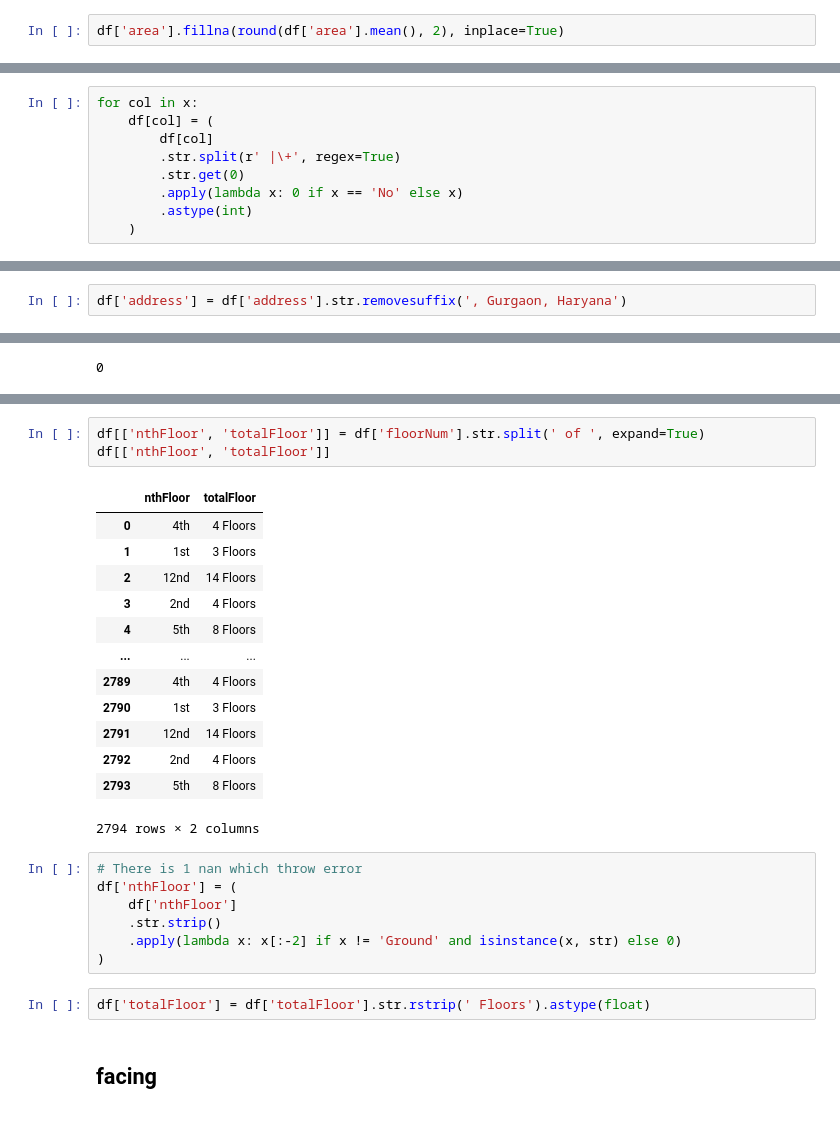
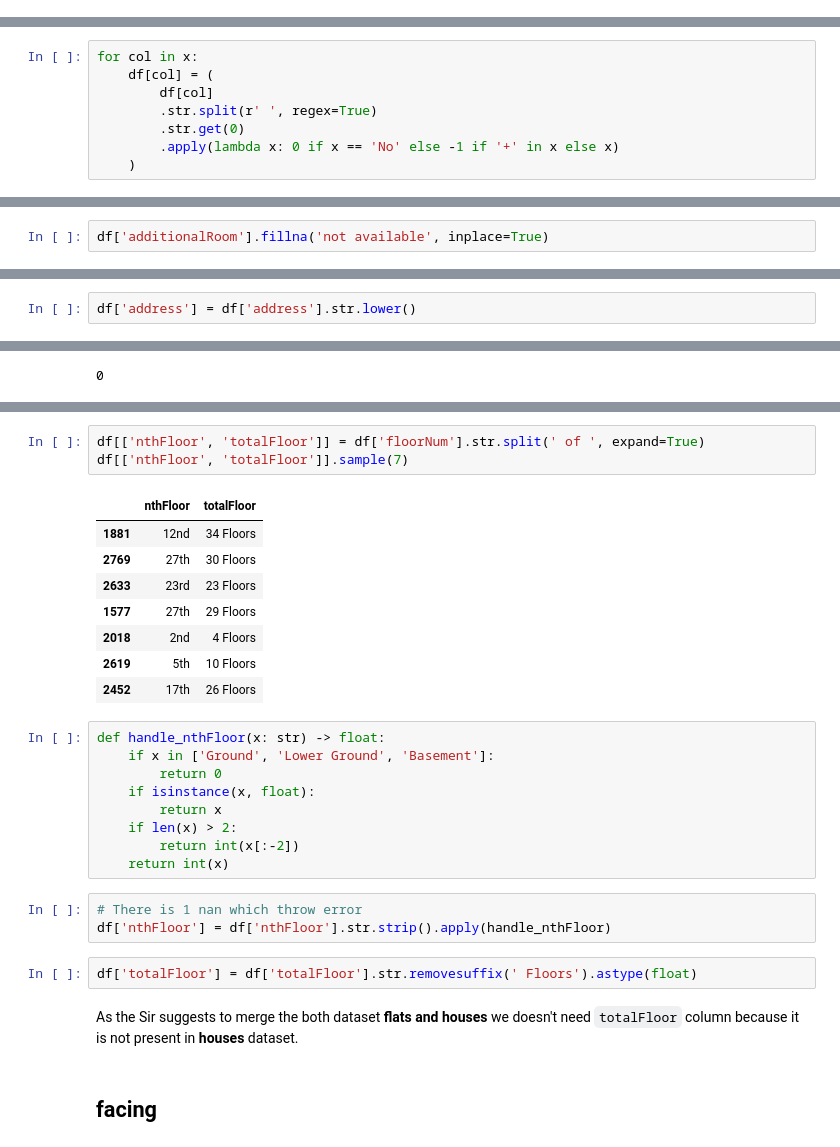
Before and after one commit to arv-anshul/campusx-project-notebooks, a Jupyter notebook: notebooks/flats/1.0_CLEANING.ipynb, the cells around one changed output, grey strips where cells are left out. Saved outputs shown, nothing was run; the diff lists cells and outputs as text.

```diff
--- a/notebooks/flats/1.0_CLEANING.ipynb
+++ b/notebooks/flats/1.0_CLEANING.ipynb
@@ -208,2 +207,0 @@ df['area'] = df['area'].apply(convert_price_to_sq_meter)
-# %%
-df['area'].fillna(round(df['area'].mean(), 2), inplace=True)
@@ -232,8 +253,7 @@ balcony: ['1 Balcony', '3 Balconies', '2 Balconies', '3+ Balconies', 'No Balcony
 for col in x:
     df[col] = (
         df[col]
-        .str.split(r' |\+', regex=True)
+        .str.split(r' ', regex=True)
         .str.get(0)
-        .apply(lambda x: 0 if x == 'No' else x)
-        .astype(int)
+        .apply(lambda x: 0 if x == 'No' else -1 if '+' in x else x)
     )
@@ -243,4 +267,6 @@ for col in x:
 This column has about **42%** of missing values. Due to this I am not performing any analysis on this.
+# %%
+df['additionalRoom'].fillna('not available', inplace=True)
 # %% [markdown]
 ## address
 # %%
@@ -265,5 +280,5 @@ So I am going to remove it.
 # %%
-df['address'] = df['address'].str.removesuffix(', Gurgaon, Haryana')
+df['address'] = df['address'].str.lower()
 # %% [markdown]
 ## floorNum
 # %%
@@ -281,29 +320,31 @@ df[df['floorNum'].str.contains(' of ') == False].shape[0]
 # %%
 df[['nthFloor', 'totalFloor']] = df['floorNum'].str.split(' of ', expand=True)
-df[['nthFloor', 'totalFloor']]
+df[['nthFloor', 'totalFloor']].sample(7)
 # %% [output]
 |  | nthFloor | totalFloor |
-| 0 | 4th | 4 Floors |
-| 1 | 1st | 3 Floors |
-| 2 | 12nd | 14 Floors |
-| 3 | 2nd | 4 Floors |
-| 4 | 5th | 8 Floors |
-| ... | ... | ... |
-| 2789 | 4th | 4 Floors |
-| 2790 | 1st | 3 Floors |
-| 2791 | 12nd | 14 Floors |
-| 2792 | 2nd | 4 Floors |
-| 2793 | 5th | 8 Floors |
+| 1881 | 12nd | 34 Floors |
+| 2769 | 27th | 30 Floors |
+| 2633 | 23rd | 23 Floors |
+| 1577 | 27th | 29 Floors |
+| 2018 | 2nd | 4 Floors |
+| 2619 | 5th | 10 Floors |
+| 2452 | 17th | 26 Floors |
-2794 rows × 2 columns
+# %%
+def handle_nthFloor(x: str) -> float:
+    if x in ['Ground', 'Lower Ground', 'Basement']:
+        return 0
+    if isinstance(x, float):
+        return x
+    if len(x) > 2:
+        return int(x[:-2])
+    return int(x)
 # %%
 # There is 1 nan which throw error
-df['nthFloor'] = (
-    df['nthFloor']
-    .str.strip()
-    .apply(lambda x: x[:-2] if x != 'Ground' and isinstance(x, str) else 0)
-)
+df['nthFloor'] = df['nthFloor'].str.strip().apply(handle_nthFloor)
 # %%
-df['totalFloor'] = df['totalFloor'].str.rstrip(' Floors').astype(float)
+df['totalFloor'] = df['totalFloor'].str.removesuffix(' Floors').astype(float)
+# %% [markdown]
+As the Sir suggests to merge the both dataset **flats and houses** we doesn't need `totalFloor` column because it is not present in **houses** dataset.
 # %% [markdown]
 ## facing
 # %%
```
Also changed, not shown: parts of 90 cells of this notebook, 4 other files.
